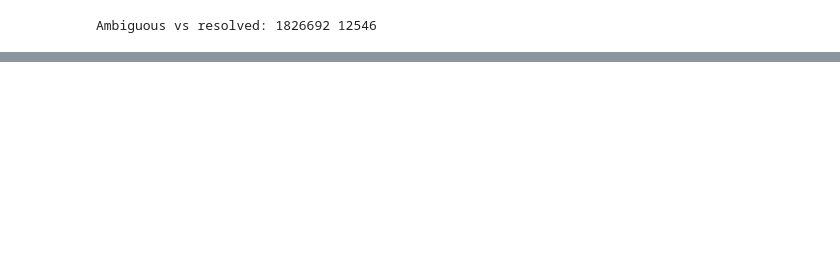
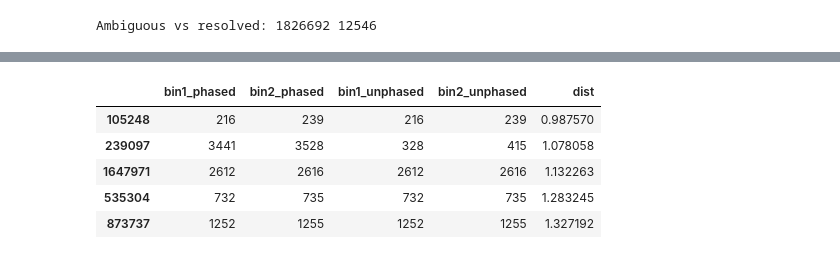
Before and after one commit to 4dn-hack-team9-2024/sc-polychrom, a Jupyter notebook: 00_read_contacts.ipynb, the cells around one changed output, grey strips where cells are left out. Saved outputs shown, nothing was run; the diff lists cells and outputs as text; code cells hidden in the pictures; blank space fills up the shorter version.

```diff
--- a/00_read_contacts.ipynb
+++ b/00_read_contacts.ipynb
@@ -139,0 +183,20 @@ df_accepted
+# %%
+pos = positions_3d.copy()
+# %%
+def get_distances_backbone(pos, chromsizes_binned):
+    """ Return distsnce to the next bead, or nan if current bead is at the end of chromosome"""
+    dists = np.linalg.norm(pos[:-1, :] - pos[1:, :], axis=1)
+    dists = np.concatenate([dists, [np.nan]])
+
+    # Fill in ends of chromosomes with nans:
+    chr_ends = np.concatenate( [chromsizes_binned.values.cumsum(), [len(pos)]] )-1
+    dists[chr_ends] = np.nan
+
+    return dists
+
+def get_distances_links(df_edges):
+    dists = np.linalg.norm(
+        pos[df_edges['bin1_phased'].values.astype(int), :] - \
+        pos[df_edges['bin2_phased'].values.astype(int), :],
+        axis=1)
+    return dists
@@ -139,0 +205,4 @@ df_accepted
+# %%
+distances_links = get_distances_links(df_edges)
+# %%
+df_edges.loc[:, 'dist'] = distances_links
@@ -139,0 +221,9 @@ df_accepted
+# %%
+df_edges.sort_values('dist').head()
+# %% [output]
+|  | bin1_phased | bin2_phased | bin1_unphased | bin2_unphased | dist |
+| 105248 | 216 | 239 | 216 | 239 | 0.987570 |
+| 239097 | 3441 | 3528 | 328 | 415 | 1.078058 |
+| 1647971 | 2612 | 2616 | 2612 | 2616 | 1.132263 |
+| 535304 | 732 | 735 | 732 | 735 | 1.283245 |
+| 873737 | 1252 | 1255 | 1252 | 1255 | 1.327192 |
```
Also changed, not shown: parts of 63 cells of this notebook, 5 other files.
